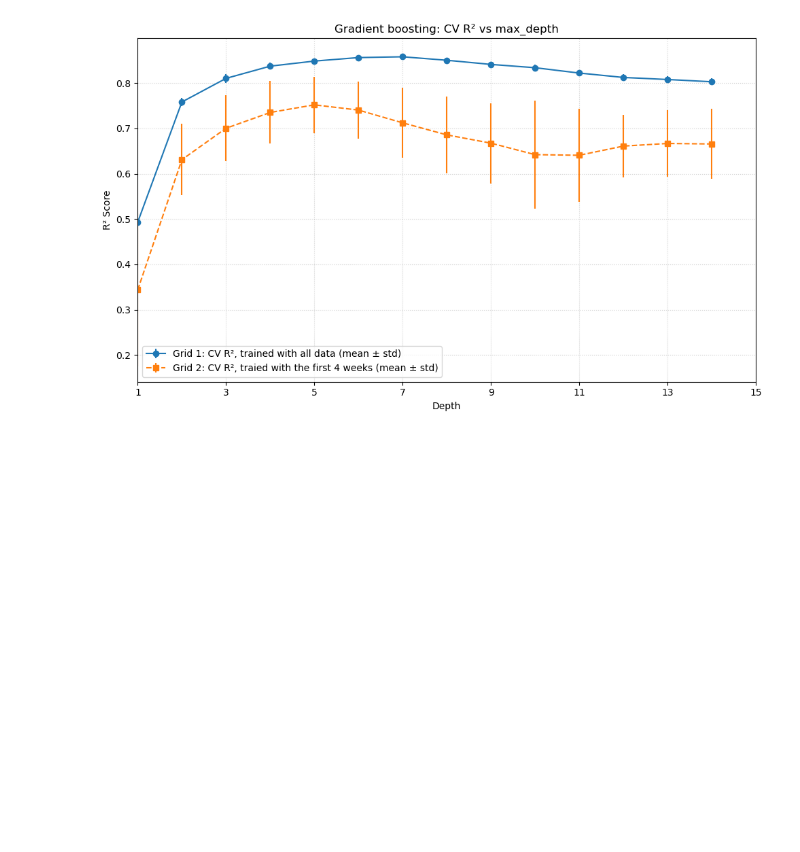
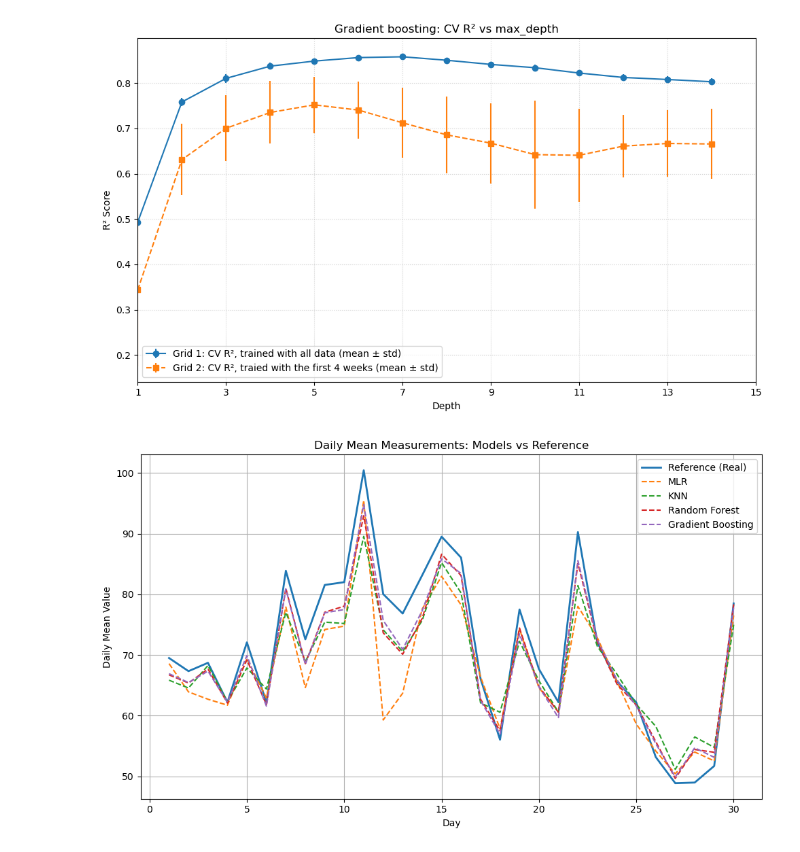
Before and after one commit to xarti55/SANS-IoT_calibration_analysis_and_denoising, a Jupyter notebook: src/graphs/graphs.ipynb, the cells around one changed output. Saved outputs shown, nothing was run; the diff lists cells and outputs as text; code cells hidden in the pictures; blank space fills up the shorter version.

```diff
--- a/src/graphs/graphs.ipynb
+++ b/src/graphs/graphs.ipynb
@@ -200,3 +200,47 @@ plt.savefig("images/GB_R2_graph.png", dpi=300)
 plt.show()
 # %% [output]
 [figure]
+# %%
+y_predicted_reg = mlr_best_model_all.predict(df[feature_cols])
+y_predicted_KNR = knn_best_model_all.predict(df[feature_cols])
+y_predicted_RF = rf_best_model_all.predict(df[feature_cols])
+y_predicted_GB = gb_best_model_all.predict(df[feature_cols])
+y = df[target_col]
+
+
+measure_MLR = []
+measure_KNN = []
+measure_RF = []
+measure_GB = []
+real = []
+first_day = 0
+last_day = 24
+for i in range (30):
+    measure_MLR.append(np.mean(y_predicted_reg[first_day:last_day]))
+    measure_KNN.append(np.mean(y_predicted_KNR[first_day:last_day]))
+    measure_RF.append(np.mean(y_predicted_RF[first_day:last_day]))
+    measure_GB.append(np.mean(y_predicted_GB[first_day:last_day]))
+    real.append(np.mean(y[first_day:last_day]))
+    first_day = first_day + 24
+    last_day = last_day + 24
+
+days = np.arange(1, 31)
+
+plt.figure(figsize=(10, 6))
+
+plt.plot(days, real, label='Reference (Real)', linewidth=2)
+plt.plot(days, measure_MLR, label='MLR', linestyle='--')
+plt.plot(days, measure_KNN, label='KNN', linestyle='--')
+plt.plot(days, measure_RF, label='Random Forest', linestyle='--')
+plt.plot(days, measure_GB, label='Gradient Boosting', linestyle='--')
+
+plt.xlabel('Day')
+plt.ylabel('Daily Mean Value')
+plt.title('Daily Mean Measurements: Models vs Reference')
+plt.legend()
+plt.grid(True)
+plt.savefig("images/Daily_measures_graph.png", dpi=300)
+plt.tight_layout()
+plt.show()
+# %% [output]
+[figure, added]
```
Also changed, not shown: parts of 1 cell of this notebook, 1 other file.
